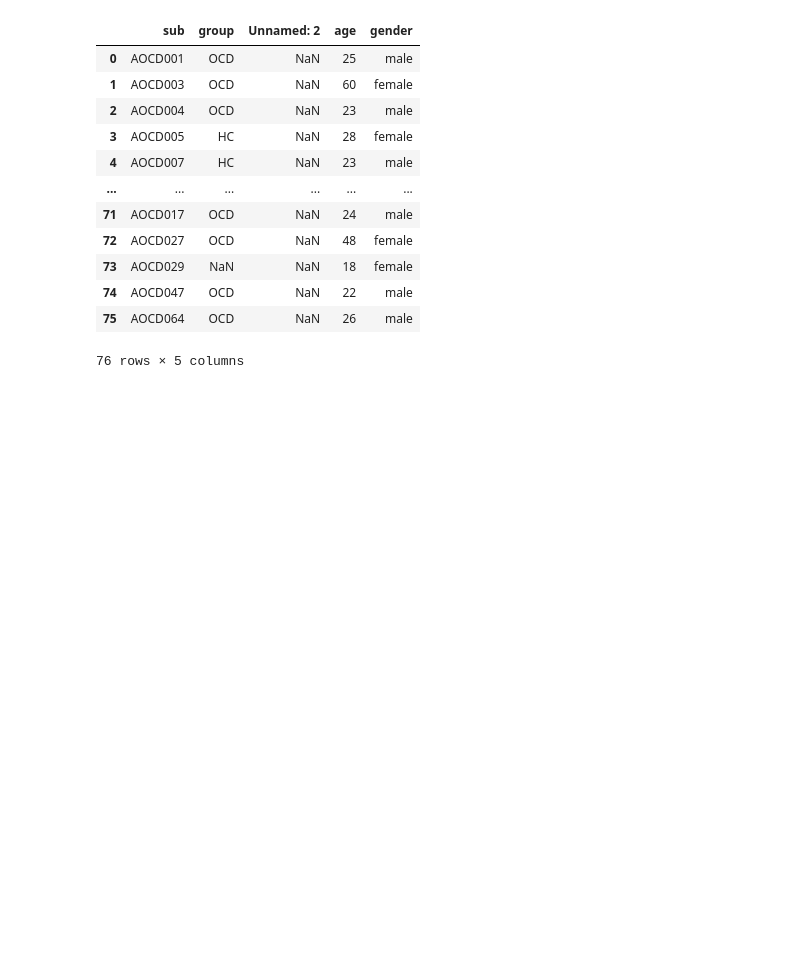
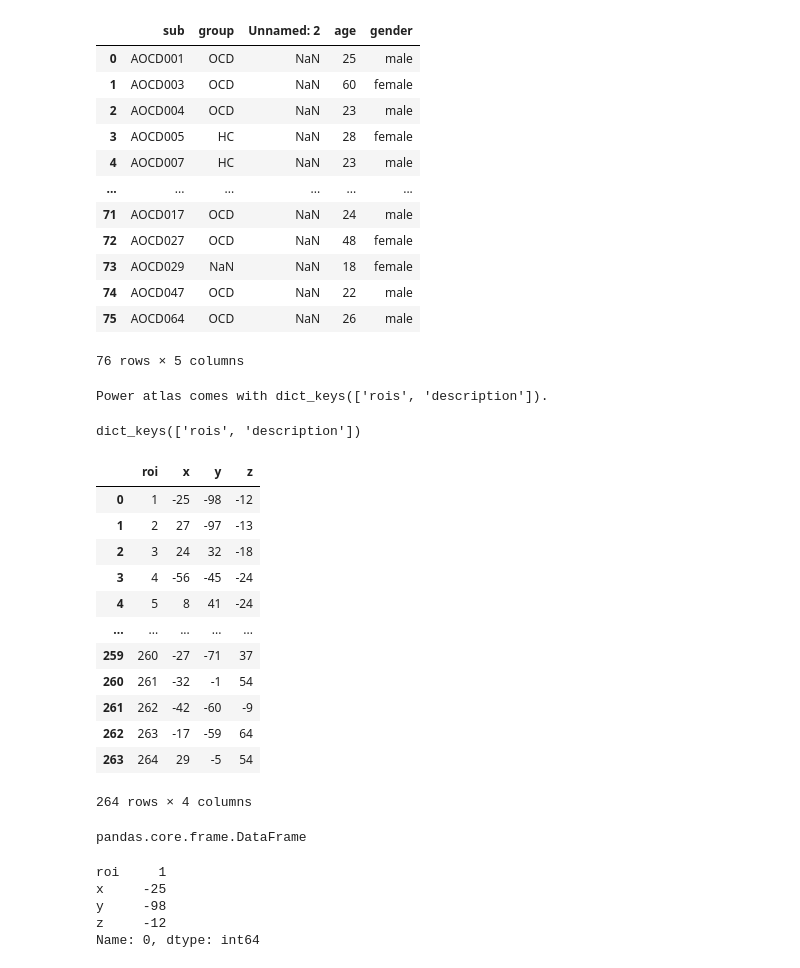
Before and after one commit to XiaoqianXiao/OCD_RO1, a Jupyter notebook: try.ipynb, the cells around one changed output. Cells and saved outputs as stored; diff of their text form; code cells hidden in the pictures; blank space fills up the shorter version.

```diff
--- a/try.ipynb
+++ b/try.ipynb
@@ -226,3 +226,42 @@ df_demo_all
 | 74 | AOCD047 | OCD | NaN | 22 | male |
 | 75 | AOCD064 | OCD | NaN | 26 | male |
 76 rows × 5 columns
+# %%
+from nilearn.datasets import fetch_coords_power_2011
+
+power = fetch_coords_power_2011()
+print(f"Power atlas comes with {power.keys()}.")
+# %% [output]
+Power atlas comes with dict_keys(['rois', 'description']).
+# %%
+power.keys()
+# %% [output]
+dict_keys(['rois', 'description'])
+# %%
+power.rois
+# %% [output]
+|  | roi | x | y | z |
+| 0 | 1 | -25 | -98 | -12 |
+| 1 | 2 | 27 | -97 | -13 |
+| 2 | 3 | 24 | 32 | -18 |
+| 3 | 4 | -56 | -45 | -24 |
+| 4 | 5 | 8 | 41 | -24 |
+| ... | ... | ... | ... | ... |
+| 259 | 260 | -27 | -71 | 37 |
+| 260 | 261 | -32 | -1 | 54 |
+| 261 | 262 | -42 | -60 | -9 |
+| 262 | 263 | -17 | -59 | 64 |
+| 263 | 264 | 29 | -5 | 54 |
+264 rows × 4 columns
+# %%
+type(power.rois)
+# %% [output]
+pandas.core.frame.DataFrame
+# %%
+power.rois.loc[0]
+# %% [output]
+roi     1
+x     -25
+y     -98
+z     -12
+Name: 0, dtype: int64
```
Also changed, not shown: 1 other file.
